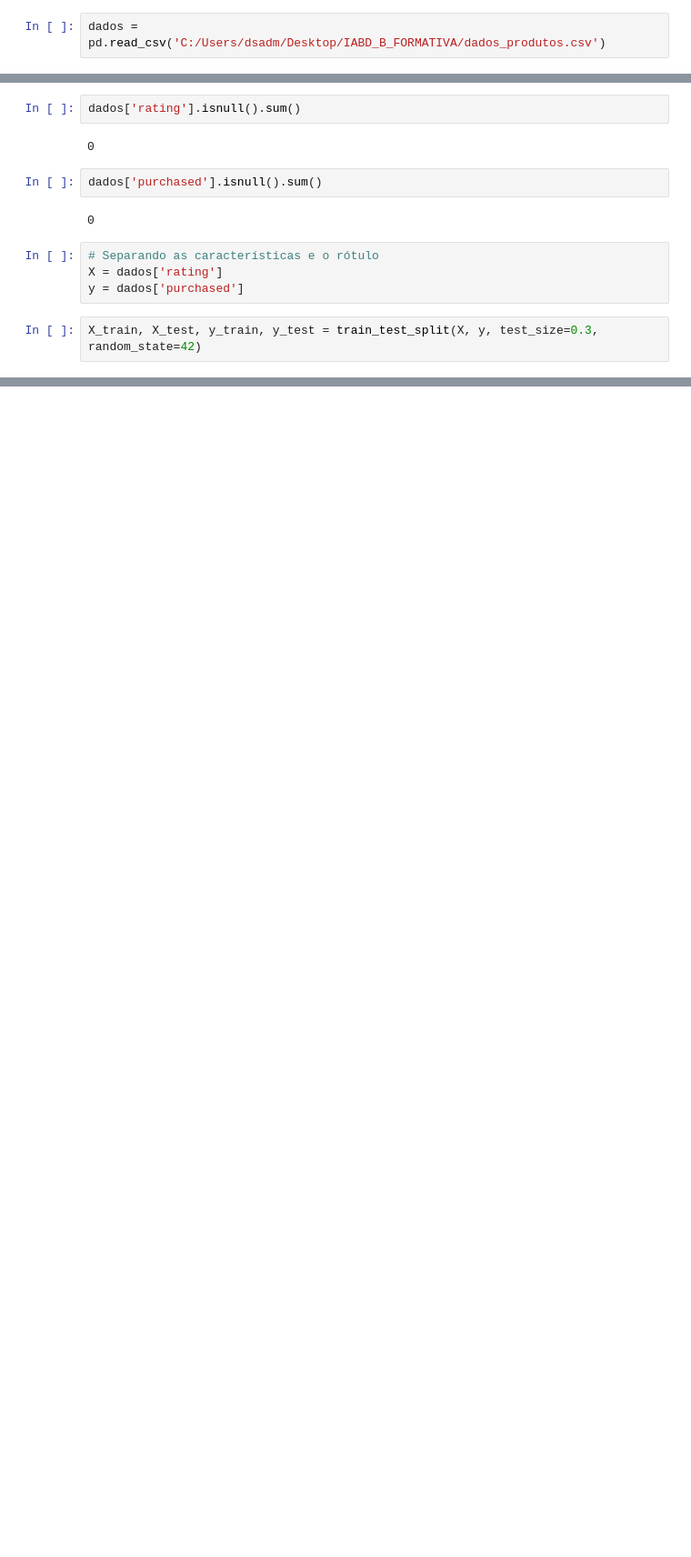
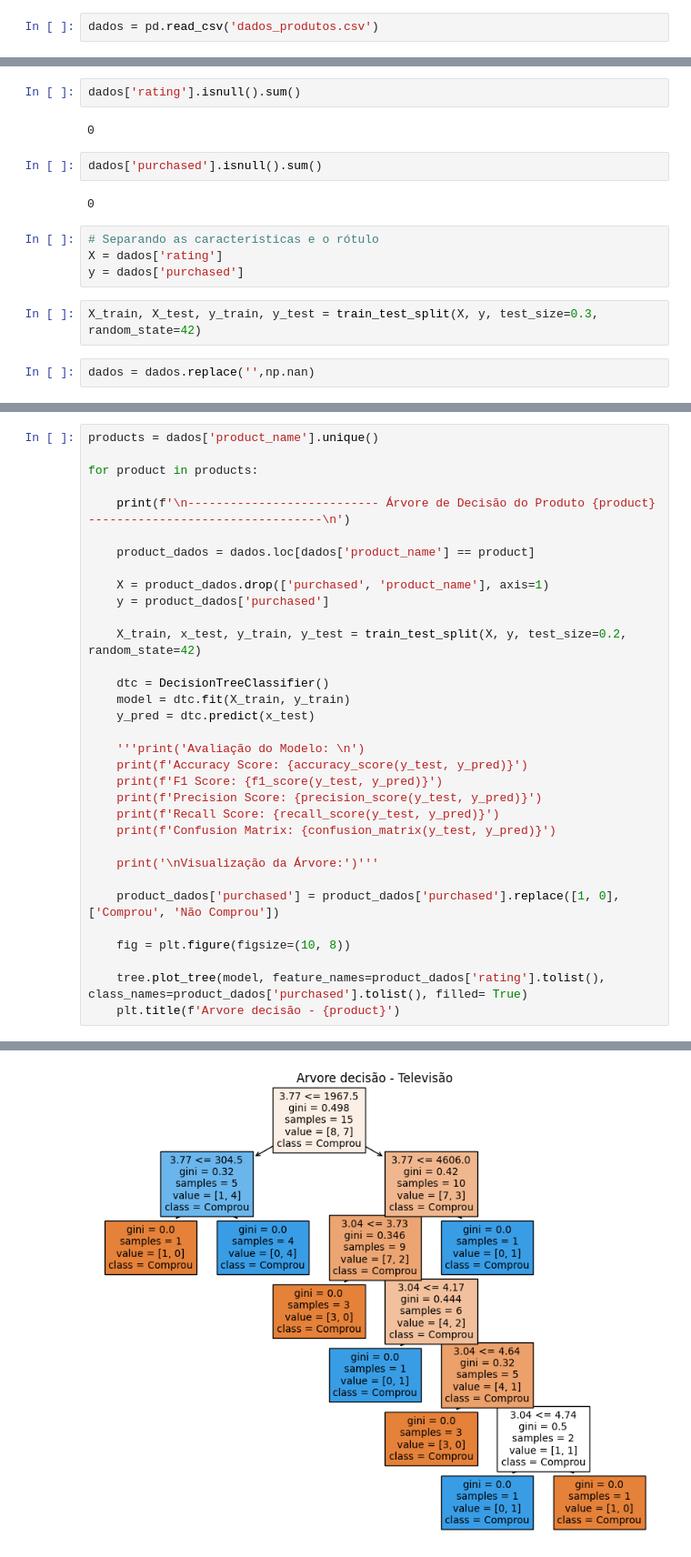
Before and after one commit to Johnny-Antoniassi/FORMATIVA_IABD, a Jupyter notebook: IABD_B_FORMATIVA/IABD_FORMATIVA.ipynb, the cells around one changed output, grey strips where cells are left out. Shown at 91% size. Saved outputs shown, nothing was run; the diff lists cells and outputs as text; blank space fills up the shorter version.

```diff
--- a/IABD_B_FORMATIVA/IABD_FORMATIVA.ipynb
+++ b/IABD_B_FORMATIVA/IABD_FORMATIVA.ipynb
@@ -8,7 +8,7 @@ from sklearn import tree
 import matplotlib.pyplot as plt
 import seaborn as sns
 # %%
-dados = pd.read_csv('C:/Users/dsadm/Desktop/IABD_B_FORMATIVA/dados_produtos.csv')
+dados = pd.read_csv('dados_produtos.csv')
 # %%
 dados.head()
 # %% [output]
@@ -68,3 +75,5 @@ X = dados['rating']
 y = dados['purchased']
 # %%
 X_train, X_test, y_train, y_test = train_test_split(X, y, test_size=0.3, random_state=42)
+# %%
+dados = dados.replace('',np.nan)
@@ -70,0 +146,34 @@ X_train, X_test, y_train, y_test = train_test_split(X, y, test_size=0.3, random_
+# %%
+products = dados['product_name'].unique()
+
+for product in products:
+
+    print(f'\n--------------------------- Árvore de Decisão do Produto {product} ---------------------------------\n')
+
+    product_dados = dados.loc[dados['product_name'] == product]
+
+    X = product_dados.drop(['purchased', 'product_name'], axis=1)
+    y = product_dados['purchased']
+
+    X_train, x_test, y_train, y_test = train_test_split(X, y, test_size=0.2, random_state=42)
+
+    dtc = DecisionTreeClassifier()
+    model = dtc.fit(X_train, y_train)
+    y_pred = dtc.predict(x_test)
+
+    '''print('Avaliação do Modelo: \n')
+    print(f'Accuracy Score: {accuracy_score(y_test, y_pred)}')
+    print(f'F1 Score: {f1_score(y_test, y_pred)}')
+    print(f'Precision Score: {precision_score(y_test, y_pred)}')
+    print(f'Recall Score: {recall_score(y_test, y_pred)}')
+    print(f'Confusion Matrix: {confusion_matrix(y_test, y_pred)}')
+
+    print('\nVisualização da Árvore:')'''
+
+    product_dados['purchased'] = product_dados['purchased'].replace([1, 0], ['Comprou', 'Não Comprou'])
+
+    fig = plt.figure(figsize=(10, 8))
+
+    tree.plot_tree(model, feature_names=product_dados['rating'].tolist(), class_names=product_dados['purchased'].tolist(), filled= True)
+    plt.title(f'Arvore decisão - {product}')
+# %% [output]
@@ -70,0 +213 @@ X_train, X_test, y_train, y_test = train_test_split(X, y, test_size=0.3, random_
+[figure, added]
```
Also changed, not shown: parts of 11 cells of this notebook.
